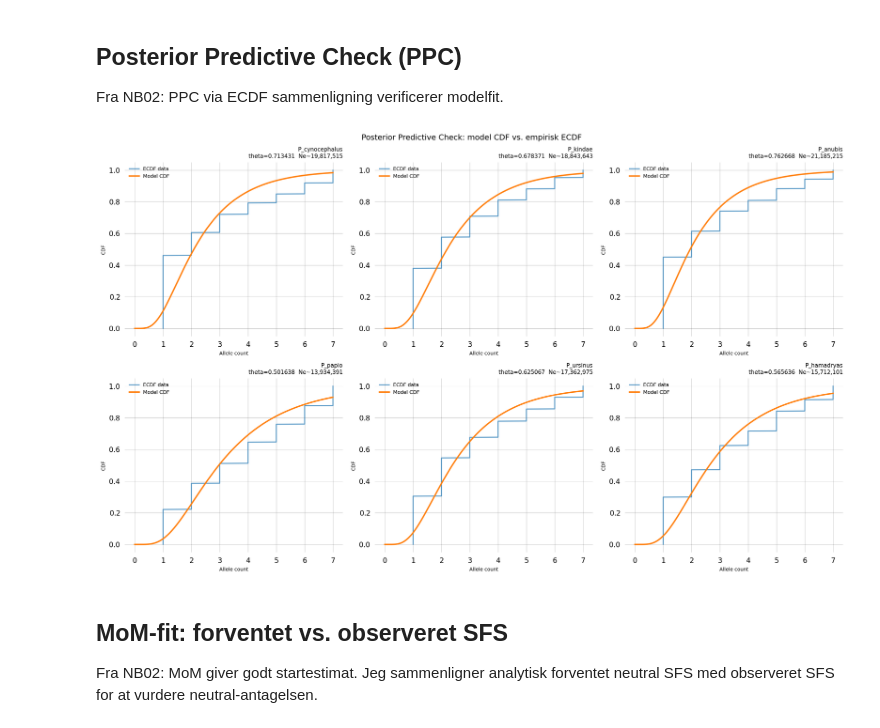
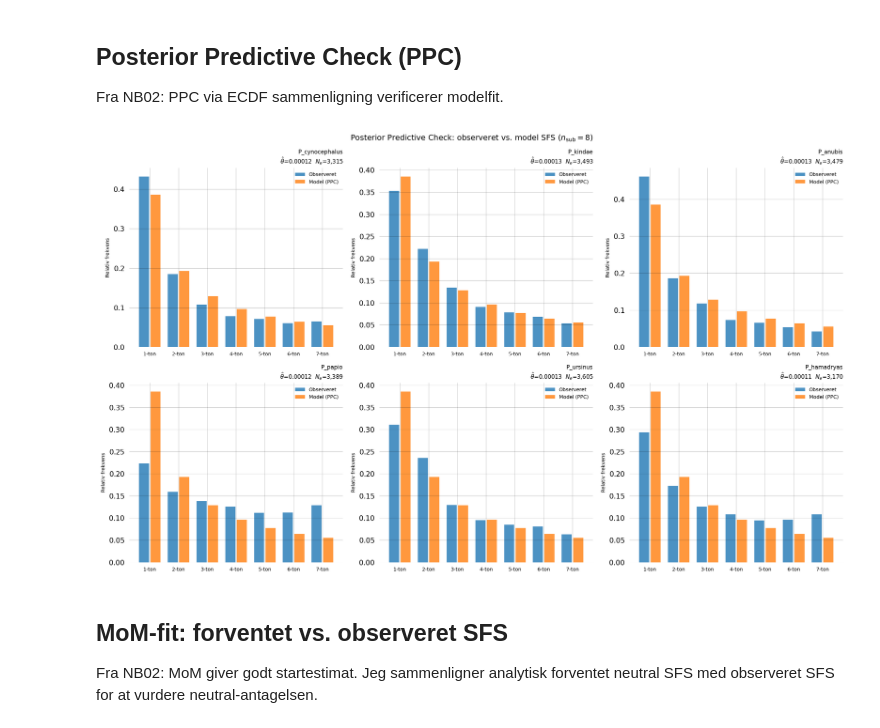
Before and after one commit to munch-group/emma-giraf, a Jupyter notebook: notebooks/07a_bavian_data.ipynb, the cells around one changed output. Drawn from its saved outputs; the diff is of its cells as text; code cells hidden in the pictures.

```diff
--- a/notebooks/07a_bavian_data.ipynb
+++ b/notebooks/07a_bavian_data.ipynb
@@ -789,0 +799,20 @@ ax.legend(); plt.tight_layout(); plt.show()
+# %%
+#| label: fig-ne-svgd
+#| fig-cap: "Sammenligning af $N_e$ estimeret fra SVGD (koalescentbaseret) vs. $N_{\\text{ref}}$ fra nukleotiddiversitet $\\pi$ per population. Begge estimerer effektiv populationsstørrelse men integrerer over forskellig tidsskala: $\\pi$ afspejler kortsigtet variation mens coalescent-baseret $N_e$ integrerer over den fulde genealogiske historik."
+
+fig, ax = plt.subplots(figsize=(10, 4))
+names_plt = list(svgd_results.keys())
+Ne_pi_v  = [N_ref_dict[n] for n in names_plt]
+Ne_svgd_v = [svgd_results[n]['Ne'] for n in names_plt]
+x = np.arange(len(names_plt)); w = 0.35
+ax.bar(x-w/2, Ne_pi_v,   w, label='$N_e$ fra $\\pi$',   color='C0', alpha=0.8)
+ax.bar(x+w/2, Ne_svgd_v, w, label='$N_e$ fra SVGD', color='C1', alpha=0.8)
+ax.set_xticks(x); ax.set_xticklabels(names_plt, rotation=20, ha='right')
+ax.set_ylabel('$N_e$')
+ax.set_title('$\\pi$-baseret vs. SVGD-baseret $N_e$ per art')
+ax.legend(); plt.tight_layout(); plt.show()
+
+print('Ratio SVGD/pi per population:')
+for n in names_plt:
+    ratio = svgd_results[n]['Ne'] / N_ref_dict[n] if N_ref_dict[n] > 0 else np.nan
+    print(f'  {n:<22}: SVGD/pi = {ratio:.2f}')
@@ -876,41 +914,45 @@ plt.tight_layout(); plt.show()
 Fra NB02: PPC via ECDF sammenligning verificerer modelfit.
 # %%
 #| label: fig-ppc-bavian
-#| fig-cap: "Posterior predictive check for alle populationer. Observeret histogram af TMRCA-tider (blå) vs. model-PDF ved posterior-gennemsnittet (orange). God overensstemmelse for de fleste populationer *P. papio* viser let systematisk afvigelse."
+#| fig-cap: "Posterior predictive check for alle bavianpopulationer: observeret relativ SFS-frekvens (blå) vs. model-forventet SFS ved posterior-mean $\\hat{\\theta}$ (orange). God overensstemmelse bekræfter at den neutrale koalescentmodel er rimelig for disse populationer."
 
 fig, axes = plt.subplots(2, 3, figsize=(15, 9))
 for ax, (name, r) in zip(axes.flat, svgd_results.items()):
-    g = build_coal_graph(N_SUB)
-    g.update_weights([r['theta']])
+    g_ppc = build_coal_graph(N_SUB)
+    g_ppc.update_weights([r['theta']])
+
+    # Observeret SFS: relativ frekvens af allele counts 1..(N_SUB-1)
     data_ppc = allele_counts_to_sfs_obs(
-        populations[name], n_sub=N_SUB, n_obs=1000
+        populations[name], n_sub=N_SUB, n_obs=3000
     )
+    bins = np.arange(1, N_SUB)  # allele counts 1..7
+    obs_counts = np.array([(data_ppc == k).sum() for k in bins], dtype=float)
+    obs_rel = obs_counts / obs_counts.sum() if obs_counts.sum() > 0 else obs_counts
 
-    t_max = np.percentile(data_ppc, 99)
-    tv = np.linspace(0.001, t_max, 200)
+    # Forventet SFS fra modellen: E[B_i] via reward-transformation
+    S_mat = g_ppc.states()  # (n_states, N_SUB)
+    exp_raw = np.array([g_ppc.expectation(S_mat[:, i]) for i in range(N_SUB - 1)])
+    exp_rel = exp_raw / exp_raw.sum() if exp_raw.sum() > 0 else exp_raw
 
-    ax.plot(
-        np.sort(data_ppc),
-        np.arange(1, len(data_ppc)+1) / len(data_ppc),
-        'C0-', lw=1.5, alpha=0.7, label='ECDF data',
-    )
-    ax.plot(tv, g.cdf(tv), 'C1-', lw=2, label='Model CDF')
-
-    Ne_ppc = r['theta'] / (4 * MU) if r['theta'] > 0 else np.nan
-    title  = f"{name}\ntheta={r['theta']:.6f}  Ne~{Ne_ppc:,.0f}"
-    ax.set_title(title, fontsize=8)
-    ax.set_xlabel('Allele count', fontsize=7)
-    ax.set_ylabel('CDF', fontsize=7)
+    x = np.arange(1, N_SUB)
+    ax.bar(x - 0.2, obs_rel, 0.35, label='Observeret', color='C0', alpha=0.8)
+    ax.bar(x + 0.2, exp_rel, 0.35, label='Model (PPC)', color='C1', alpha=0.8)
+    ax.set_xticks(x)
+    ax.set_xticklabels([f'{k}-ton' for k in x], fontsize=7)
+    Ne_ppc = r['theta'] / (4 * MU)
+    ax.set_title(f"{name}\n$\\hat{{\\theta}}$={r['theta']:.5f}  "
+                 f"$N_e$={Ne_ppc:,.0f}", fontsize=8)
+    ax.set_ylabel('Relativ frekvens', fontsize=7)
     ax.legend(fontsize=7)
 
 plt.suptitle(
-    'Posterior Predictive Check: model CDF vs. empirisk ECDF',
+    f'Posterior Predictive Check: observeret vs. model SFS ($n_{{\\text{{sub}}}}={N_SUB}$)',
     fontsize=11,
 )
 plt.tight_layout()
 plt.show()
 # %% [output]
-[figure, old version]
+[figure, new version]
 # %% [markdown]
 ## MoM-fit: forventet vs. observeret SFS
 
```
Also changed, not shown: parts of 20 cells of this notebook, 2 other files.
